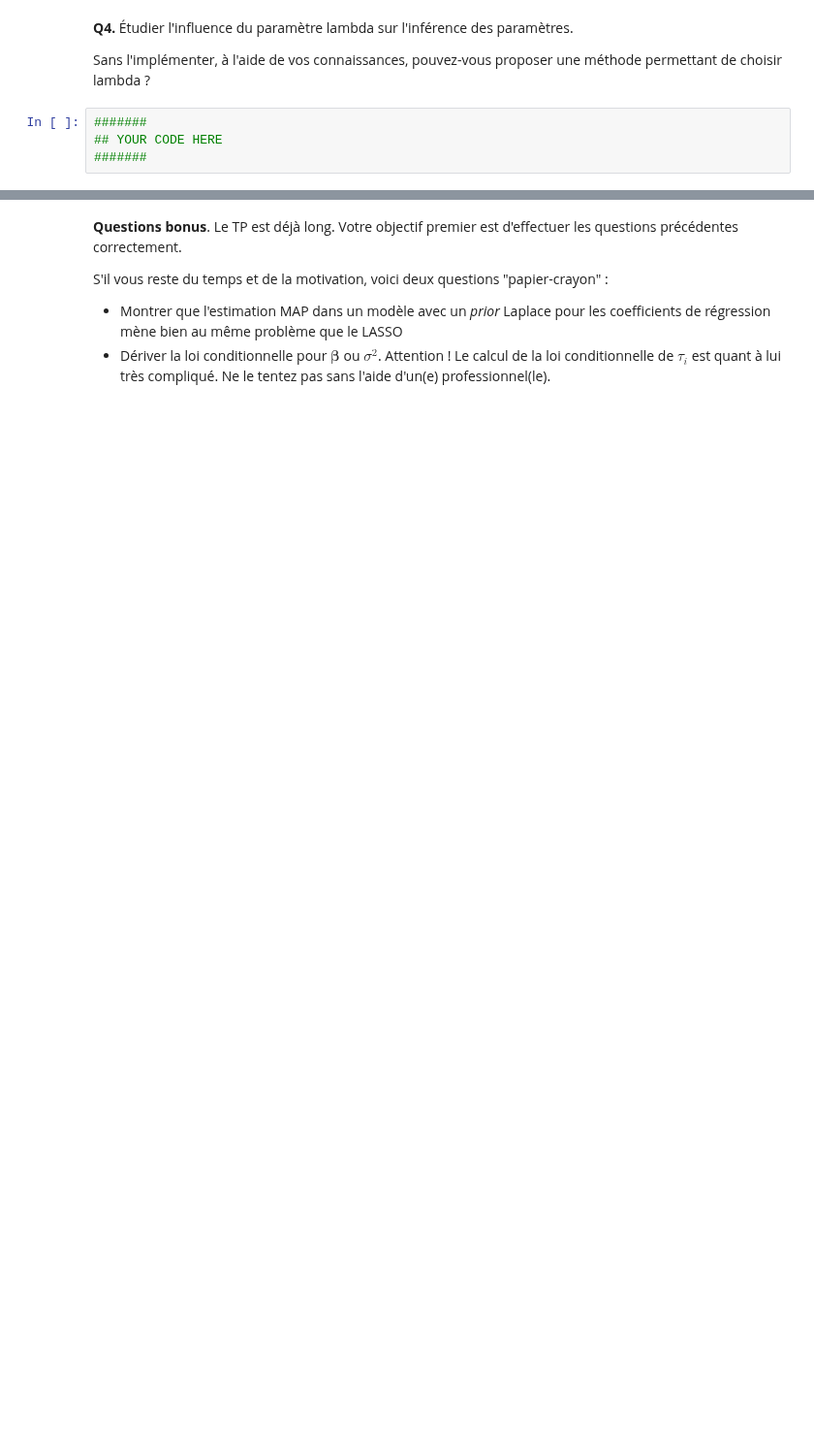
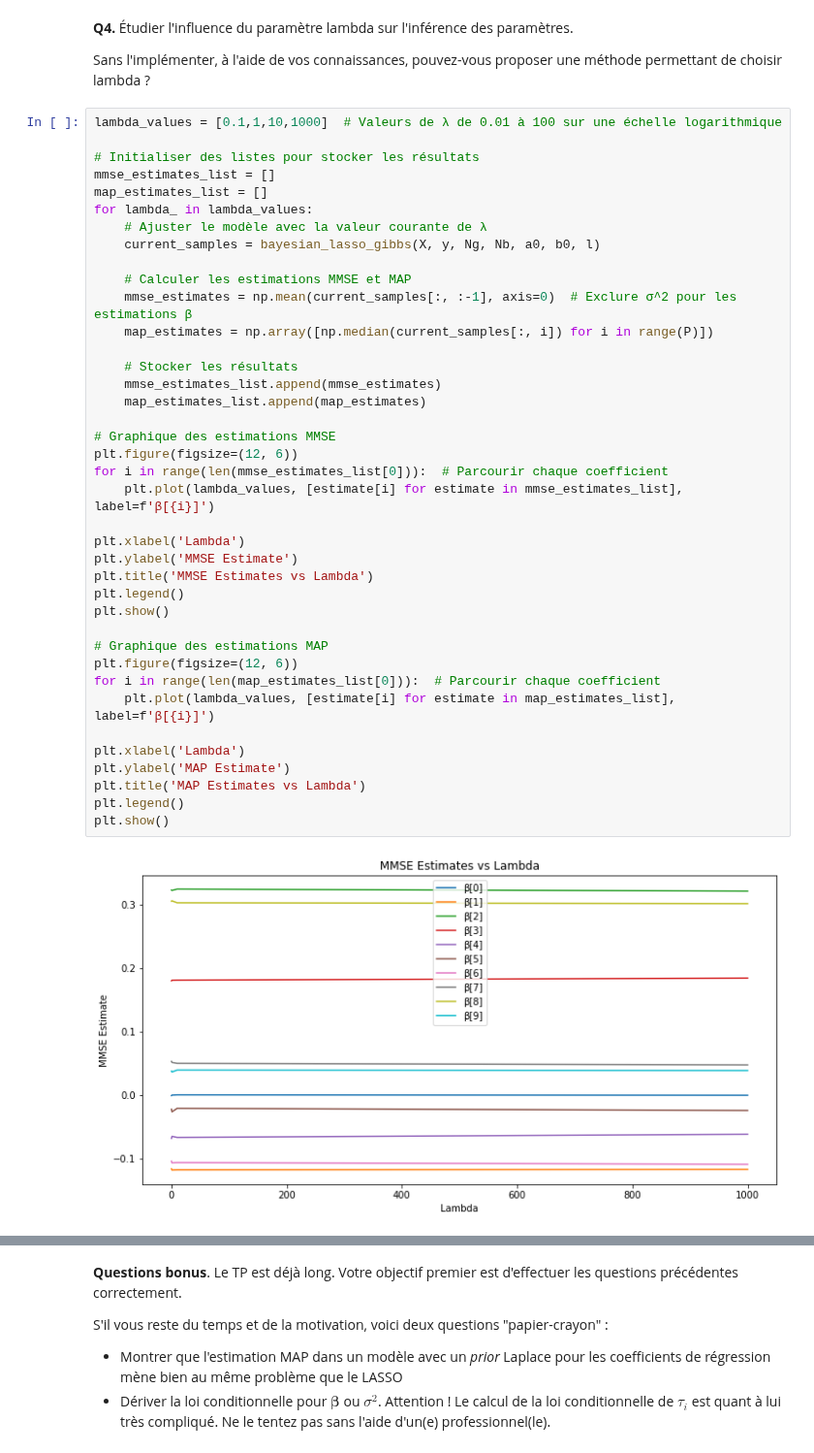
Before and after one commit to benech17/Estimation-SDIA, a Jupyter notebook: tp2b-blr_Benichou_Bonnefoy.ipynb, the cells around one changed output, grey strips where cells are left out. Shown at 97% size. Saved outputs shown, nothing was run; the diff lists cells and outputs as text; blank space fills up the shorter version.

```diff
--- a/tp2b-blr_Benichou_Bonnefoy.ipynb
+++ b/tp2b-blr_Benichou_Bonnefoy.ipynb
@@ -245,7 +260,44 @@ x_new = np.array([ 1.41145807,  1.06548848,  0.30006161,  0.45984057, -0.5247572
 **Q4.** Étudier l'influence du paramètre lambda sur l'inférence des paramètres.
 
 Sans l'implémenter, à l'aide de vos connaissances, pouvez-vous proposer une méthode permettant de choisir lambda ?
-# %%
-#######
-## YOUR CODE HERE
-#######
+# %%
+lambda_values = [0.1,1,10,1000]  # Valeurs de λ de 0.01 à 100 sur une échelle logarithmique
+
+# Initialiser des listes pour stocker les résultats
+mmse_estimates_list = []
+map_estimates_list = []
+for lambda_ in lambda_values:
+    # Ajuster le modèle avec la valeur courante de λ
+    current_samples = bayesian_lasso_gibbs(X, y, Ng, Nb, a0, b0, l)
+
+    # Calculer les estimations MMSE et MAP
+    mmse_estimates = np.mean(current_samples[:, :-1], axis=0)  # Exclure σ^2 pour les estimations β
+    map_estimates = np.array([np.median(current_samples[:, i]) for i in range(P)])
+
+    # Stocker les résultats
+    mmse_estimates_list.append(mmse_estimates)
+    map_estimates_list.append(map_estimates)
+
+# Graphique des estimations MMSE
+plt.figure(figsize=(12, 6))
+for i in range(len(mmse_estimates_list[0])):  # Parcourir chaque coefficient
+    plt.plot(lambda_values, [estimate[i] for estimate in mmse_estimates_list], label=f'β[{i}]')
+
+plt.xlabel('Lambda')
+plt.ylabel('MMSE Estimate')
+plt.title('MMSE Estimates vs Lambda')
+plt.legend()
+plt.show()
+
+# Graphique des estimations MAP
+plt.figure(figsize=(12, 6))
+for i in range(len(map_estimates_list[0])):  # Parcourir chaque coefficient
+    plt.plot(lambda_values, [estimate[i] for estimate in map_estimates_list], label=f'β[{i}]')
+
+plt.xlabel('Lambda')
+plt.ylabel('MAP Estimate')
+plt.title('MAP Estimates vs Lambda')
+plt.legend()
+plt.show()
+# %% [output]
+[figure, added]
```
Also changed, not shown: parts of 6 cells of this notebook.
